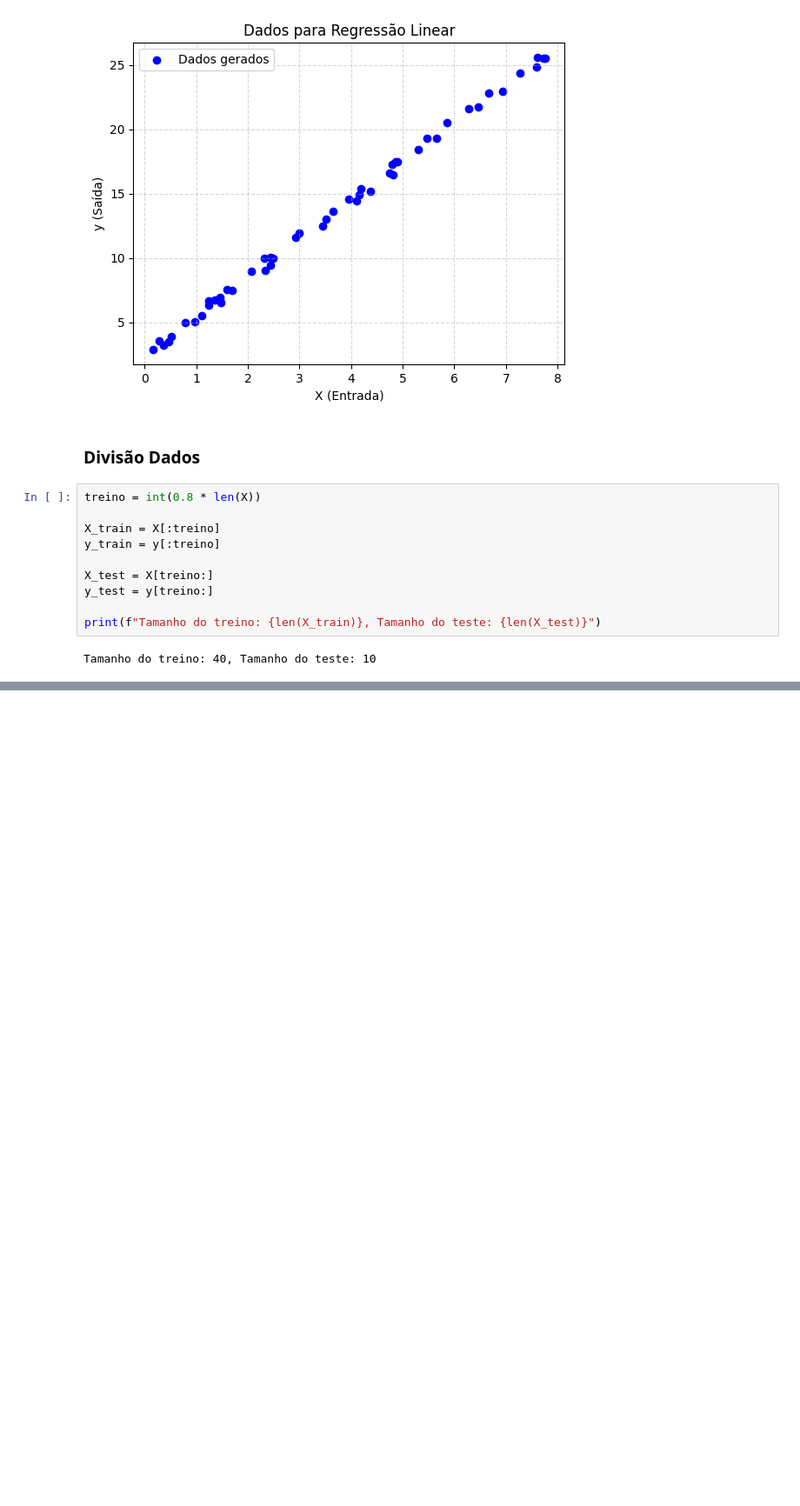
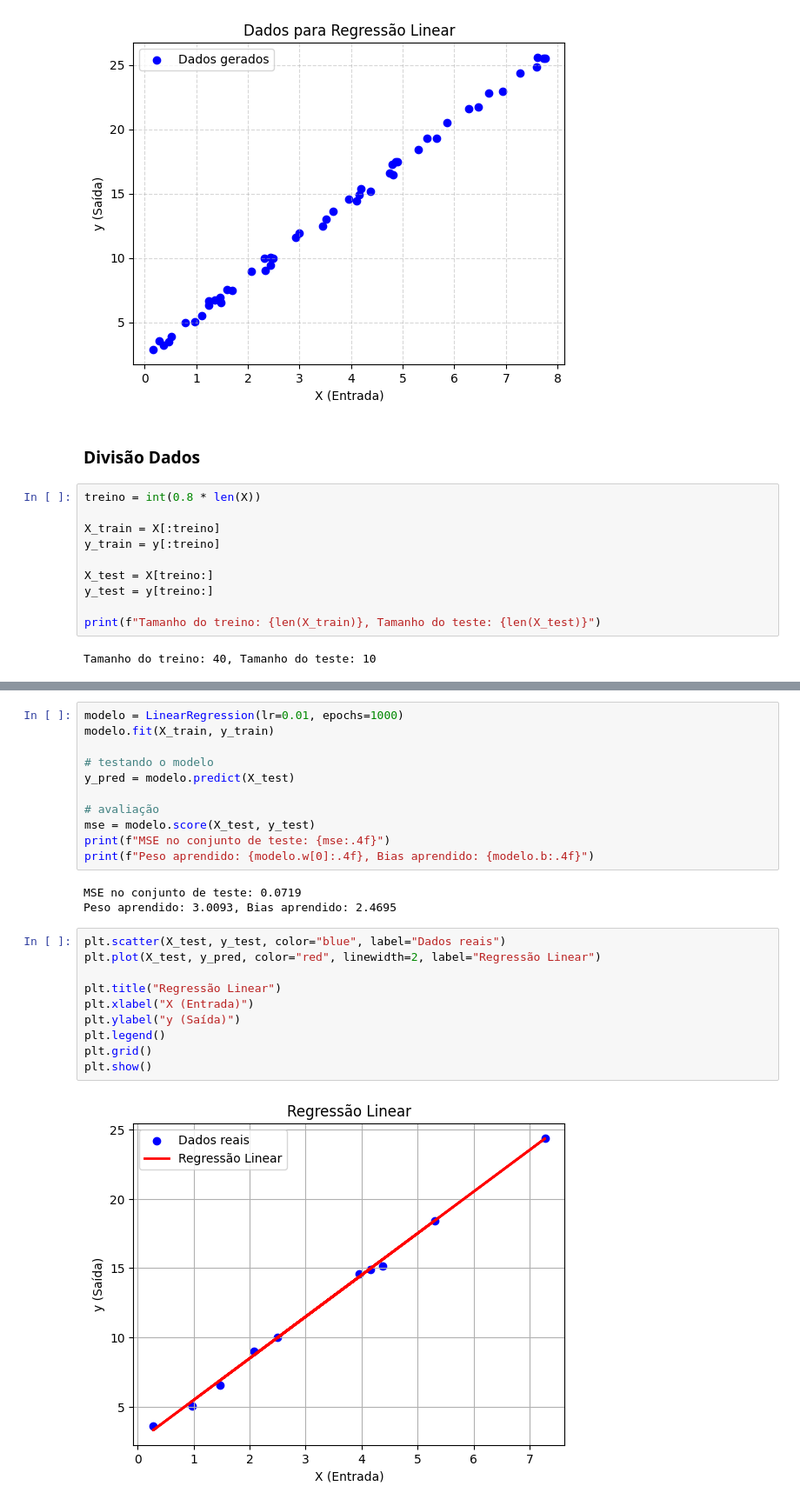
Before and after one commit to beatrizalmeidaf/hands-on-ml-projects, a Jupyter notebook: capitulo 4 - treinando modelos/regressao-linear.ipynb, the cells around one changed output, grey strips where cells are left out. Shown at 87% size. Drawn from its saved outputs; the diff is of its cells as text; blank space fills up the shorter version.

Commit message:
regressao linear

```diff
--- a/capitulo 4 - treinando modelos/regressao-linear.ipynb
+++ b/capitulo 4 - treinando modelos/regressao-linear.ipynb
@@ -44,0 +84,26 @@ Tamanho do treino: 40, Tamanho do teste: 10
+# %%
+modelo = LinearRegression(lr=0.01, epochs=1000)
+modelo.fit(X_train, y_train)
+
+# testando o modelo
+y_pred = modelo.predict(X_test)
+
+# avaliação
+mse = modelo.score(X_test, y_test)
+print(f"MSE no conjunto de teste: {mse:.4f}")
+print(f"Peso aprendido: {modelo.w[0]:.4f}, Bias aprendido: {modelo.b:.4f}")
+# %% [output]
+MSE no conjunto de teste: 0.0719
+Peso aprendido: 3.0093, Bias aprendido: 2.4695
+# %%
+plt.scatter(X_test, y_test, color="blue", label="Dados reais")
+plt.plot(X_test, y_pred, color="red", linewidth=2, label="Regressão Linear")
+
+plt.title("Regressão Linear")
+plt.xlabel("X (Entrada)")
+plt.ylabel("y (Saída)")
+plt.legend()
+plt.grid()
+plt.show()
+# %% [output]
+[figure, added]
```
Also changed, not shown: parts of 1 cell of this notebook.
